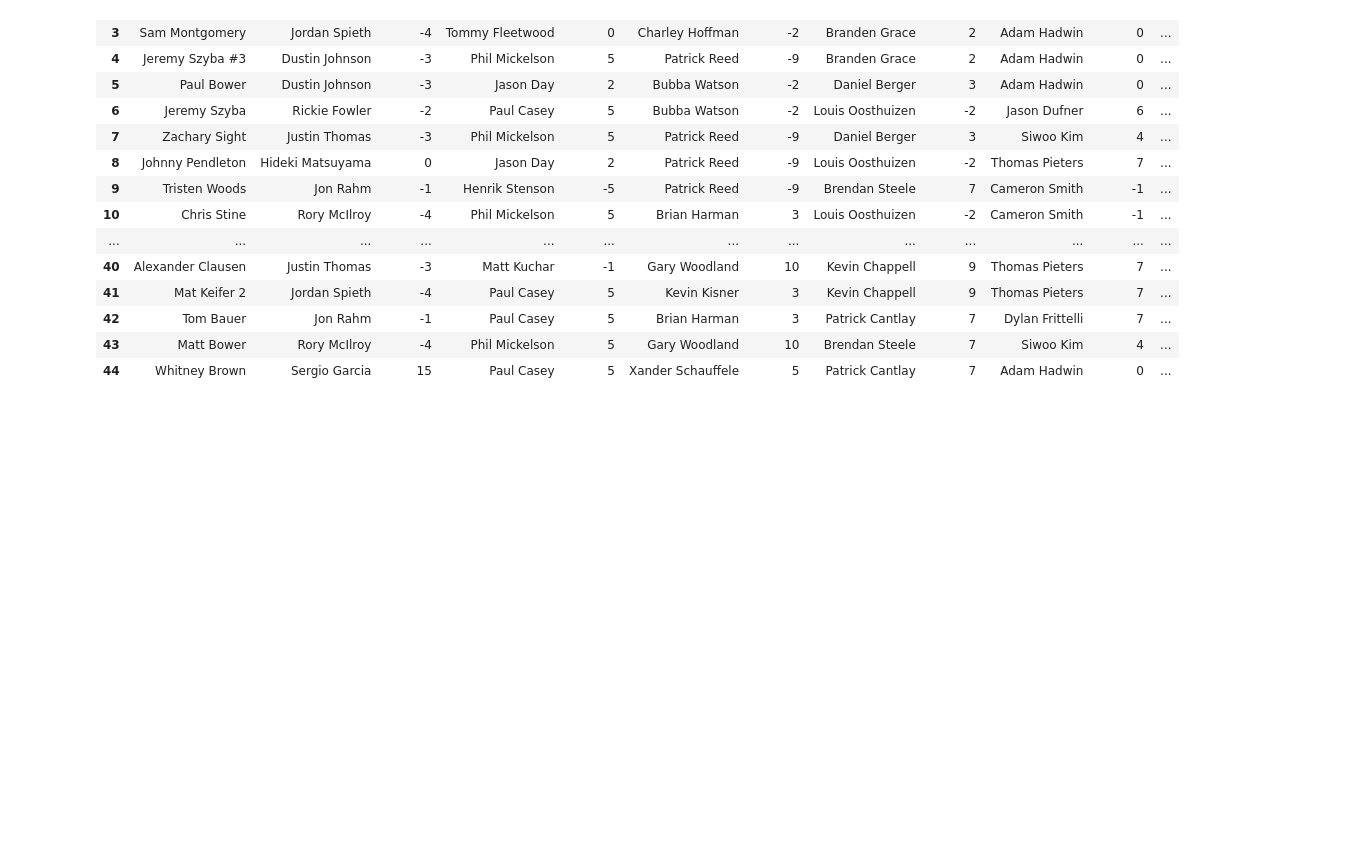
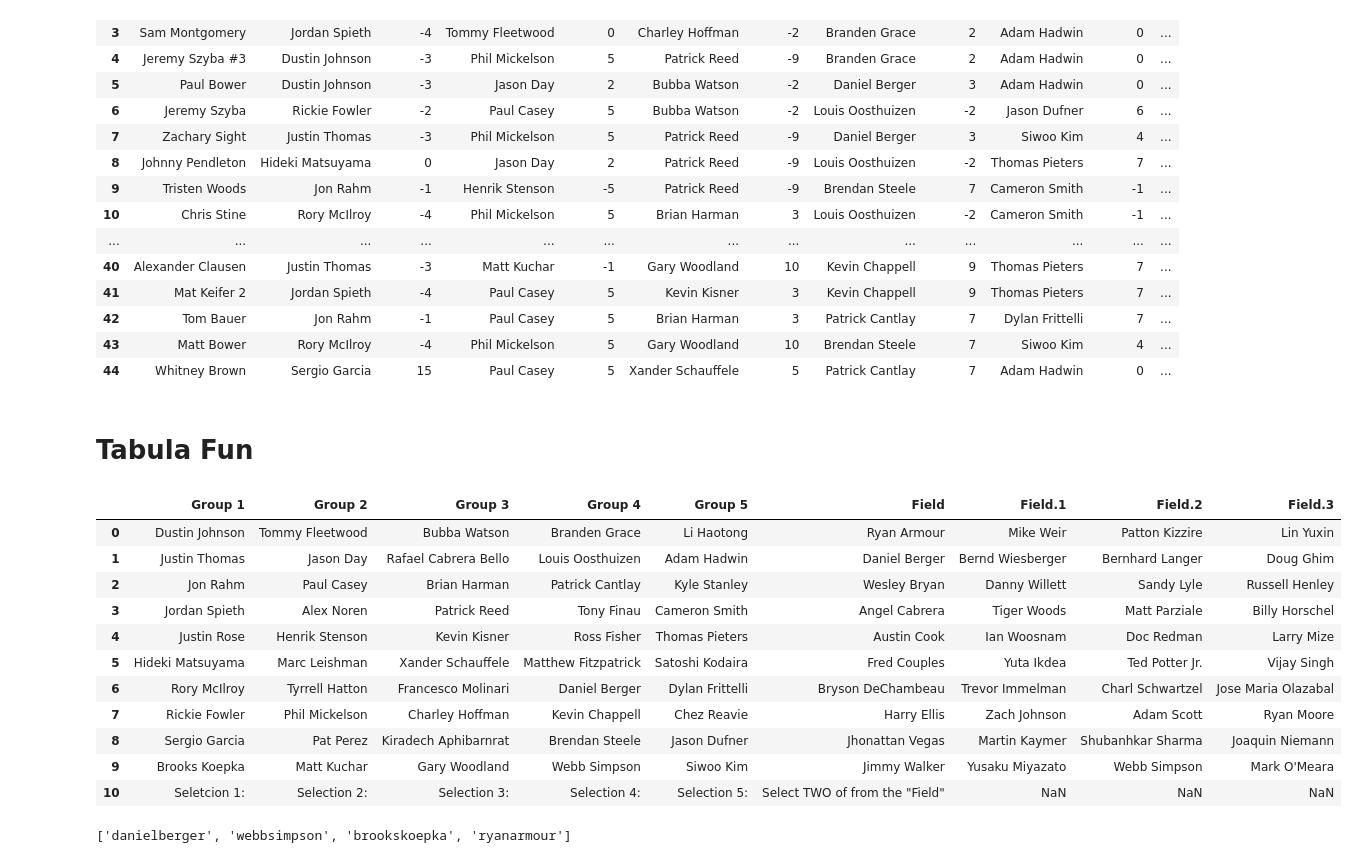
Before and after one commit to shewbaka/masters, a Jupyter notebook: masters.ipynb, the cells around one changed output. Drawn from its saved outputs; the diff is of its cells as text; code cells hidden in the pictures; blank space fills up the shorter version.

Commit message:
determining player one-offs

```diff
--- a/masters.ipynb
+++ b/masters.ipynb
@@ -88,3 +88,5 @@ df
 | 44 | Whitney Brown | Sergio Garcia | 15 | Paul Casey | 5 | Xander Schauffele | 5 | Patrick Cantlay | 7 | Adam Hadwin | 0 | ... |
 # %%
 df.to_csv("masters_results.csv")
+# %% [markdown]
+# Tabula Fun
@@ -90,0 +95,16 @@ df.to_csv("masters_results.csv")
+# %%
+df = read_pdf("/Users/jeremyszyba/Desktop/2018 Masters.pdf")
+df
+# %% [output]
+|  | Group 1 | Group 2 | Group 3 | Group 4 | Group 5 | Field | Field.1 | Field.2 | Field.3 |
+| 0 | Dustin Johnson | Tommy Fleetwood | Bubba Watson | Branden Grace | Li Haotong | Ryan Armour | Mike Weir | Patton Kizzire | Lin Yuxin |
+| 1 | Justin Thomas | Jason Day | Rafael Cabrera Bello | Louis Oosthuizen | Adam Hadwin | Daniel Berger | Bernd Wiesberger | Bernhard Langer | Doug Ghim |
+| 2 | Jon Rahm | Paul Casey | Brian Harman | Patrick Cantlay | Kyle Stanley | Wesley Bryan | Danny Willett | Sandy Lyle | Russell Henley |
+| 3 | Jordan Spieth | Alex Noren | Patrick Reed | Tony Finau | Cameron Smith | Angel Cabrera | Tiger Woods | Matt Parziale | Billy Horschel |
+| 4 | Justin Rose | Henrik Stenson | Kevin Kisner | Ross Fisher | Thomas Pieters | Austin Cook | Ian Woosnam | Doc Redman | Larry Mize |
+| 5 | Hideki Matsuyama | Marc Leishman | Xander Schauffele | Matthew Fitzpatrick | Satoshi Kodaira | Fred Couples | Yuta Ikdea | Ted Potter Jr. | Vijay Singh |
+| 6 | Rory McIlroy | Tyrrell Hatton | Francesco Molinari | Daniel Berger | Dylan Frittelli | Bryson DeChambeau | Trevor Immelman | Charl Schwartzel | Jose Maria Olazabal |
+| 7 | Rickie Fowler | Phil Mickelson | Charley Hoffman | Kevin Chappell | Chez Reavie | Harry Ellis | Zach Johnson | Adam Scott | Ryan Moore |
+| 8 | Sergio Garcia | Pat Perez | Kiradech Aphibarnrat | Brendan Steele | Jason Dufner | Jhonattan Vegas | Martin Kaymer | Shubanhkar Sharma | Joaquin Niemann |
+| 9 | Brooks Koepka | Matt Kuchar | Gary Woodland | Webb Simpson | Siwoo Kim | Jimmy Walker | Yusaku Miyazato | Webb Simpson | Mark O'Meara |
+| 10 | Seletcion 1: | Selection 2: | Selection 3: | Selection 4: | Selection 5: | Select TWO of from the "Field" | NaN | NaN | NaN |
@@ -90,0 +113,5 @@ df.to_csv("masters_results.csv")
+# %%
+import collections
+print([item for item, count in collections.Counter(player_list).items() if count > 1] + ["brookskoepka", "ryanarmour"])
+# %% [output]
+['danielberger', 'webbsimpson', 'brookskoepka', 'ryanarmour']
```
Also changed, not shown: parts of 2 cells of this notebook, 1 other file.
